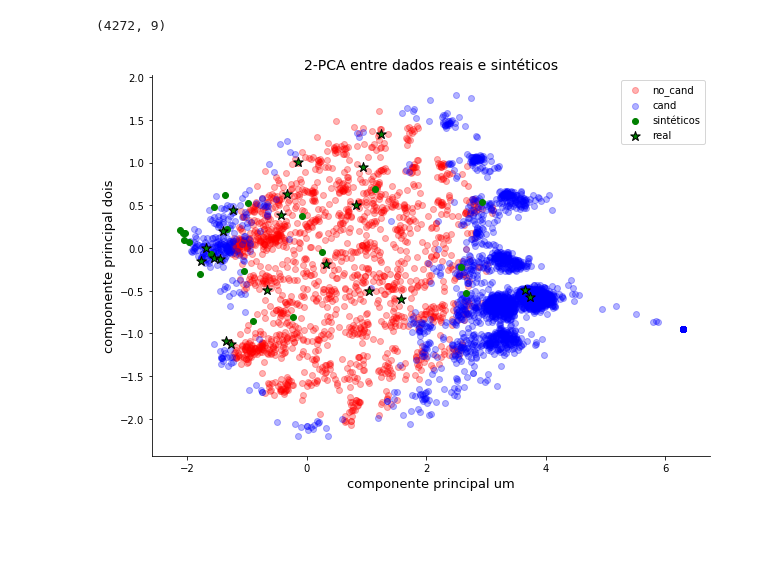
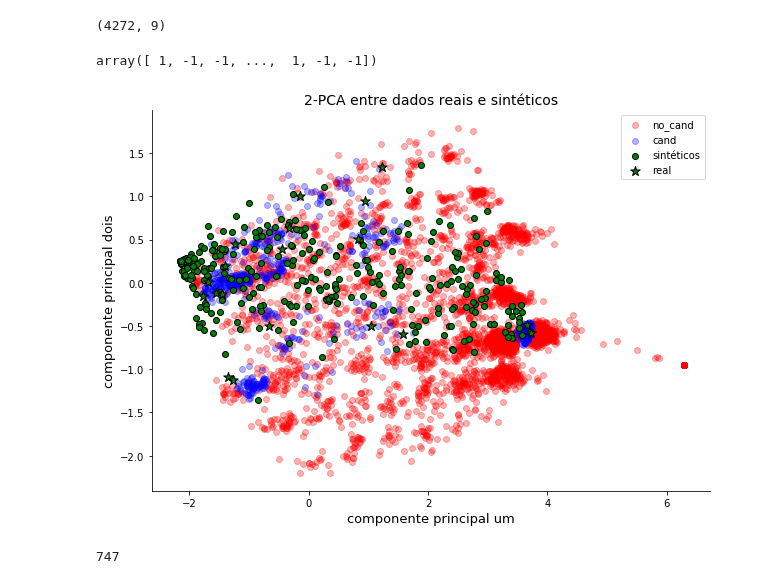
Before and after one commit to ejrueda/MasterUFPA, a Jupyter notebook: Proyectos/BioInformática/GAN last version.ipynb, the cells around one changed output. Drawn from its saved outputs; the diff is of its cells as text; code cells hidden in the pictures; blank space fills up the shorter version.

```diff
--- a/Proyectos/BioInformática/GAN last version.ipynb
+++ b/Proyectos/BioInformática/GAN last version.ipynb
@@ -348,7 +353,7 @@ def train(X_train, epochs, batch_size, G, D, gan, noise_input):
 noise_input = 50
 #Gerador
 #optimizerG = Adam(lr=0.0001, beta_1=0.4)
-optimizerG = SGD(lr=0.0001, momentum=0.92, decay=0.0001/2000)
+optimizerG = SGD(lr=0.00011, momentum=0.92, decay=0.0001/2000)
 obj_G = Generator(noise_input, (X_train.shape[1],), optimizerG)
 print("Dimension del ruido de entrada: ",noise_input)
 G = obj_G.compileG()
@@ -455,7 +464,10 @@ X_nov = np.concatenate((X_train, X_sint))
+# %%
+X_sint = G.predict(np.random.normal(0, 1, (300, noise_input)))
+X_nov = np.concatenate((X_train.iloc[:10], X_sint))
 # %%
 from sklearn.svm import OneClassSVM
 
-clf = OneClassSVM(kernel="poly", degree=1, gamma='scale').fit(X_train)
+clf = OneClassSVM(kernel="rbf", nu=0.1, gamma=.1).fit(X_train)
 
-np.mean(clf.predict(X_nov) == 1)
+np.mean(clf.predict(X_train.iloc[10:]) == 1)
 # %% [output]
@@ -489,24 +505,32 @@ predict_cand = clf.predict(datos)
 # %%
 cand = datos[predict_cand == 1]
 no_cand = datos[predict_cand == -1]
+# %%
+predict_cand
+# %% [output]
+array([ 1, -1, -1, ...,  1, -1, -1])
 # %%
 fig2 = plt.figure(figsize=(10,7))
 ax2 = fig2.add_subplot()
 ax2.spines["top"].set_visible(False)
 ax2.spines["right"].set_visible(False)
 plt.title("2-PCA entre dados reais e sintéticos", fontsize=14)
 plt.xlabel("componente principal um", fontsize=13)
 plt.ylabel("componente principal dois", fontsize=13)
 
 X_sint_pca = pca_real.transform(X_sint)
 X_cand = pca_real.transform(cand)
 X_nocand = pca_real.transform(no_cand)
 
 plt.scatter(X_nocand[:,0], X_nocand[:,1], color="red", label="no_cand",alpha=.3)
 plt.scatter(X_cand[:,0], X_cand[:,1], color="blue", label="cand",alpha=.3)
-plt.scatter(X_sint_pca[:,0], X_sint_pca[:,1], color="green", label="sintéticos",alpha=1)
+plt.scatter(X_sint_pca[:,0], X_sint_pca[:,1], color="green", label="sintéticos",alpha=1, edgecolors="black")
 plt.scatter(X_train_pca[:,0], X_train_pca[:,1], color="green", label="real", alpha=1,
             marker="*", edgecolors="black", s=100)
 plt.legend();
 # %% [output]
-[figure, old version]
+[figure, new version]
+# %%
+X_cand.shape[0]
+# %% [output]
+747
```
Also changed, not shown: parts of 25 cells of this notebook, 3 other files.
